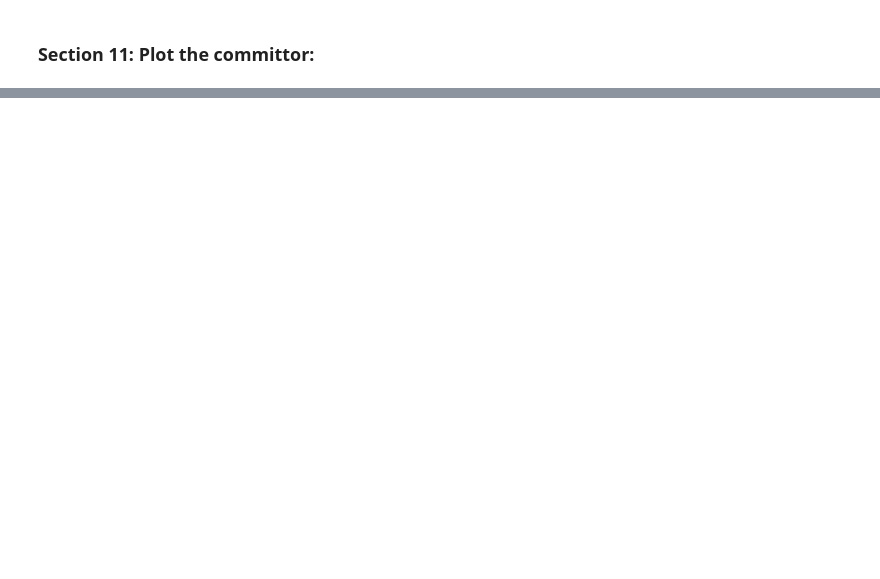
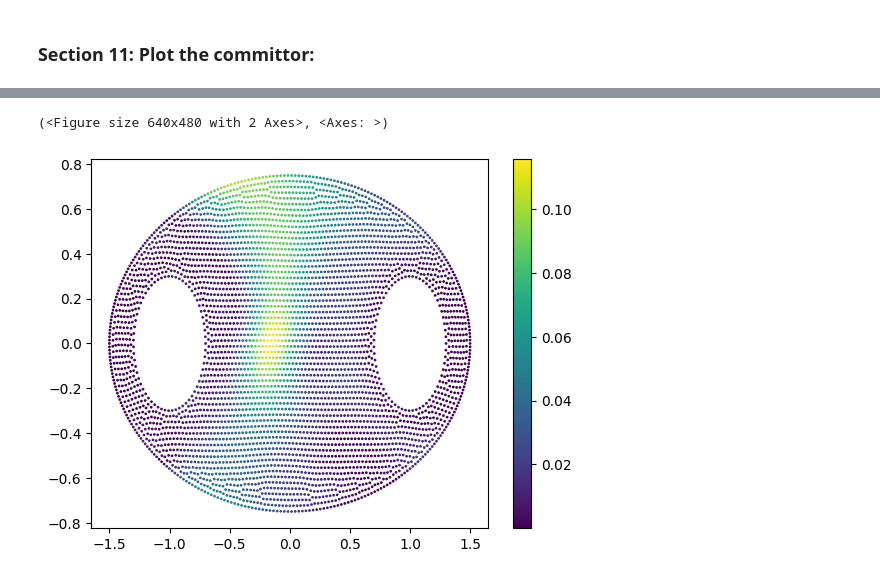
Before and after one commit to williamclarktennis/MaierSteinSolverRepo, a Jupyter notebook: notebooks/notebook.ipynb, the cells around one changed output, grey strips where cells are left out. Cells and saved outputs as stored; diff of their text form; code cells hidden in the pictures; blank space fills up the shorter version.

```diff
--- a/notebooks/notebook.ipynb
+++ b/notebooks/notebook.ipynb
@@ -169,0 +181,5 @@ plot_q()
+# %%
+compare_fem_absolute()
+# %% [output]
+(<Figure size 640x480 with 2 Axes>, <Axes: >)
+[figure, added]
```
Also changed, not shown: parts of 17 cells of this notebook.
